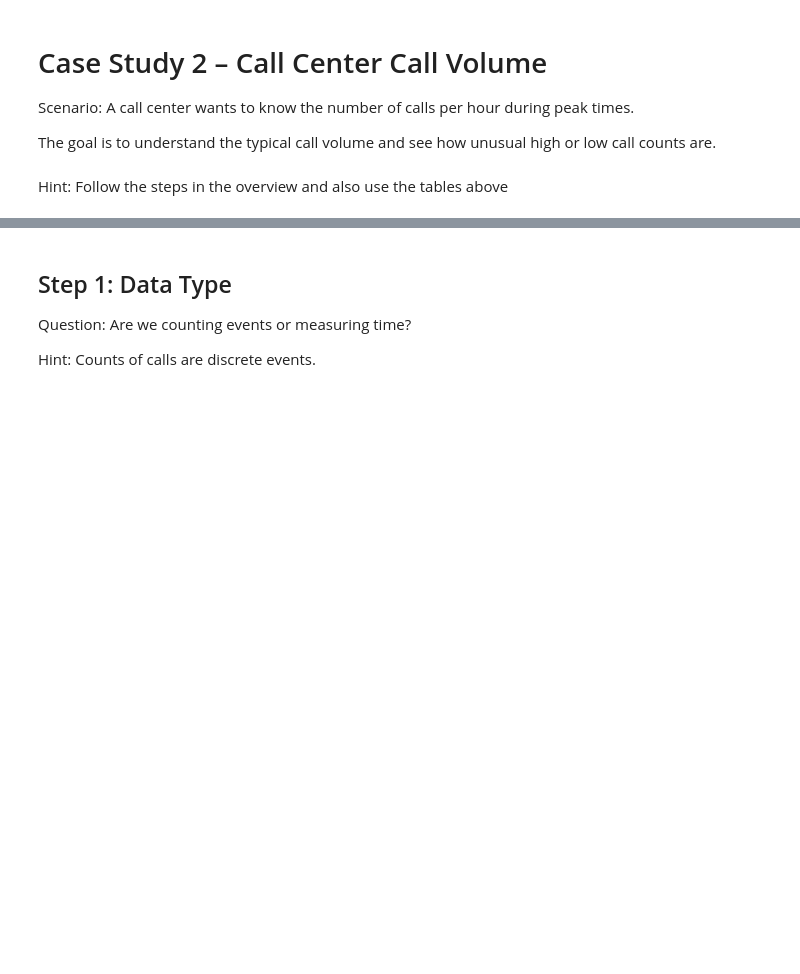
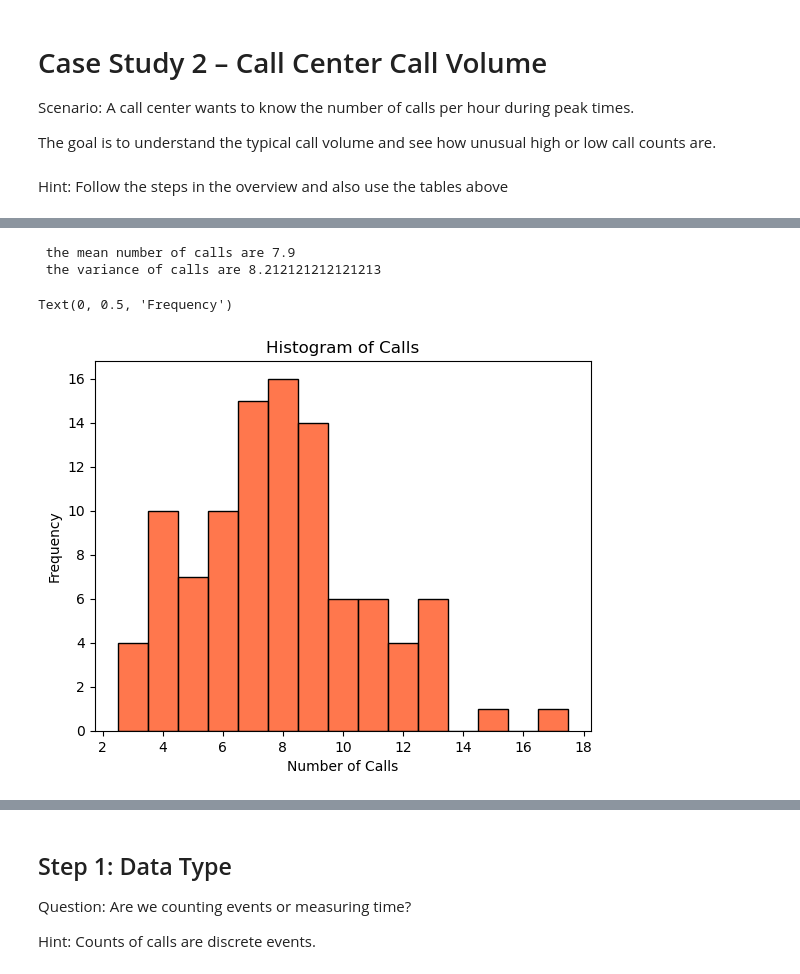
Before and after one commit to amandawang90-spec/neuefische-data-analysis-180825-advanced_analytics_module_and_projects, a Jupyter notebook: 01_distribution_functions/exercises/Distribution_Functions_Exercise.ipynb, the cells around one changed output, grey strips where cells are left out. Saved outputs shown, nothing was run; the diff lists cells and outputs as text; code cells hidden in the pictures; blank space fills up the shorter version.

```diff
--- a/01_distribution_functions/exercises/Distribution_Functions_Exercise.ipynb
+++ b/01_distribution_functions/exercises/Distribution_Functions_Exercise.ipynb
@@ -43,0 +127,2 @@ Hint: Follow the steps in the overview and also use the tables above
+# %%
+df_calls = pd.read_csv("../data/calls.csv")
@@ -43,0 +152,14 @@ Hint: Follow the steps in the overview and also use the tables above
+# %%
+print(f" the mean number of calls are {mean_calls}")
+print(f" the variance of calls are {variance_calls}")
+# %% [output]
+ the mean number of calls are 7.9
+ the variance of calls are 8.212121212121213
+# %%
+sns.histplot(df_calls["calls"], discrete=True, color='#ff4a11ff')
+plt.title('Histogram of Calls')
+plt.xlabel('Number of Calls')
+plt.ylabel('Frequency')
+# %% [output]
+Text(0, 0.5, 'Frequency')
+[figure, added]
```
Also changed, not shown: parts of 33 cells of this notebook, 2 other files.
